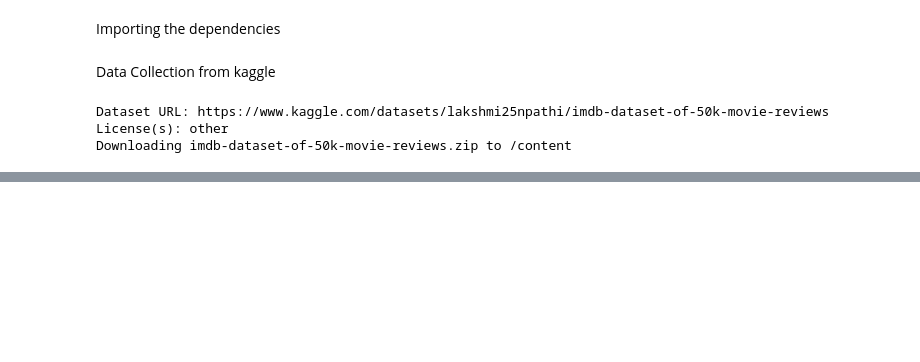
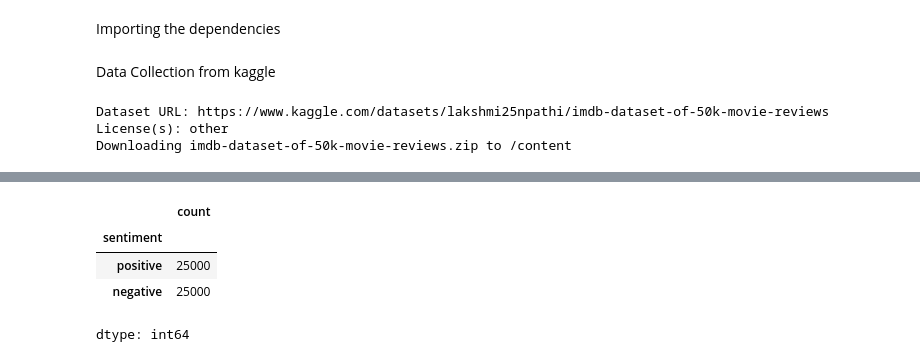
Before and after one commit to Priangshu-18/Sentiment-Analysis-On-IMDB-Reviews-using-LSTM, a Jupyter notebook: Sentiment_Analysis_On_IMDB_Reviews_using_LSTM.ipynb, the cells around one changed output, grey strips where cells are left out. Saved outputs shown, nothing was run; the diff lists cells and outputs as text; code cells hidden in the pictures; blank space fills up the shorter version.

```diff
--- a/Sentiment_Analysis_On_IMDB_Reviews_using_LSTM.ipynb
+++ b/Sentiment_Analysis_On_IMDB_Reviews_using_LSTM.ipynb
@@ -51,0 +69,8 @@ with ZipFile("imdb-dataset-of-50k-movie-reviews.zip", "r") as zip_file:
+# %%
+data['sentiment'].value_counts()
+# %% [output]
+|  | count |
+| sentiment |  |
+| positive | 25000 |
+| negative | 25000 |
+dtype: int64
```
Also changed, not shown: parts of 15 cells of this notebook.
